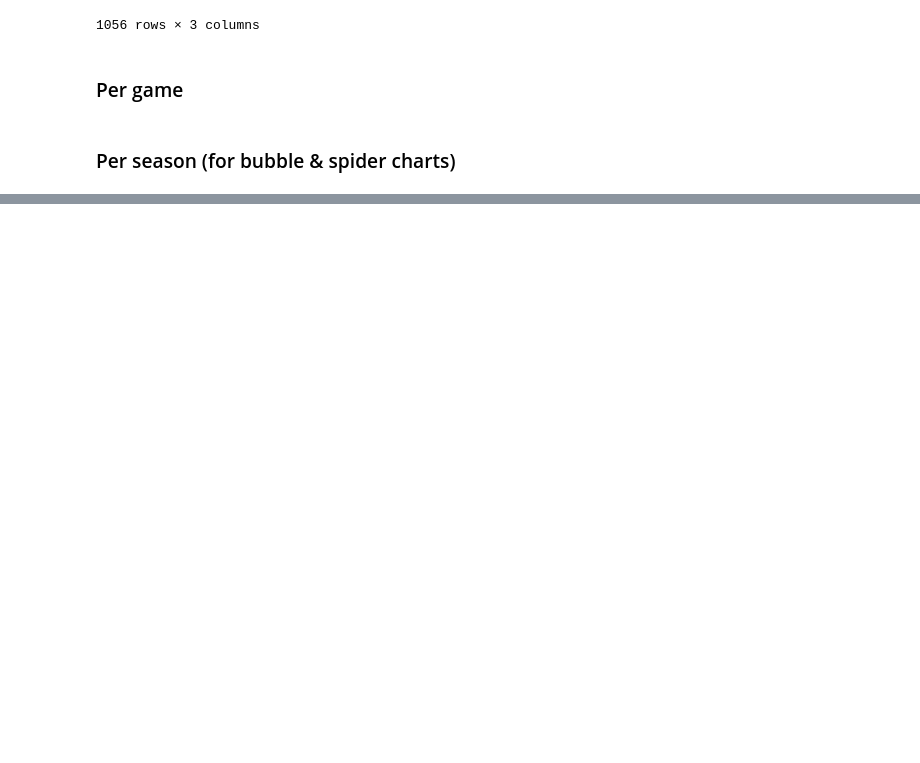
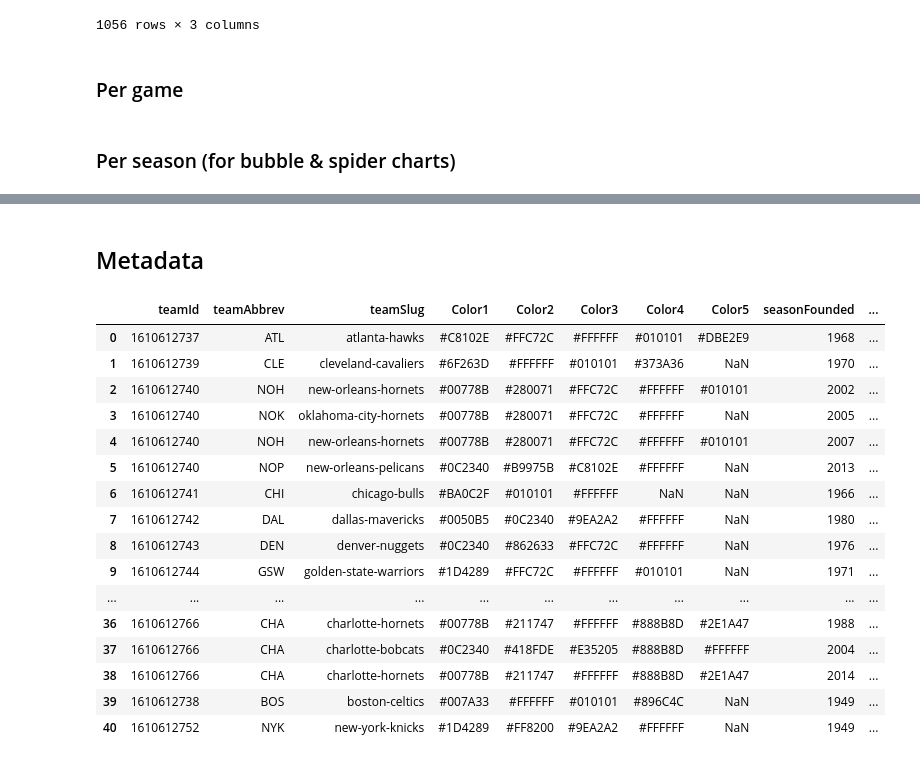
Before and after one commit to com-480-data-visualization/HoopViz, a Jupyter notebook: scripts/teams/teams.ipynb, the cells around one changed output, grey strips where cells are left out. Saved outputs shown, nothing was run; the diff lists cells and outputs as text; code cells hidden in the pictures; blank space fills up the shorter version.

```diff
--- a/scripts/teams/teams.ipynb
+++ b/scripts/teams/teams.ipynb
@@ -231,0 +184,34 @@ display(ranked_stats)
+# %% [markdown]
+## Metadata
+# %%
+metadata = pd.read_csv(DATA_PATH + "/nba_database/TeamHistories.csv")
+colors = pd.read_csv(DATA_PATH + "/nba_team_colors/nba_team_colors.csv")
+
+metadata = metadata[(metadata.league == "NBA") & (metadata.seasonActiveTill >= 1979) & (~metadata.teamCity.isin(["All-Star", "West", "East"]))]
+metadata["teamSlug"] = metadata["teamCity"].str.lower().str.replace(" ", "-") + "-" + metadata["teamName"].str.lower().str.replace(" ", "-")
+metadata["name"] = metadata["teamCity"] + " " + metadata["teamName"]
+metadata["teamAbbrev"] = metadata["teamAbbrev"].str.strip()
+
+metadata = metadata.merge(colors, left_on="name", right_on="Team", how="left")
+metadata = metadata[["teamId", "teamAbbrev", "teamSlug", "Color1", "Color2", "Color3", "Color4", "Color5", "seasonFounded", "seasonActiveTill"]]
+
+metadata.to_csv(DATA_PATH + "/processed/team_metadata.csv", index=False)
+display(metadata.reset_index(drop=True))
+# %% [output]
+|  | teamId | teamAbbrev | teamSlug | Color1 | Color2 | Color3 | Color4 | Color5 | seasonFounded | ... |
+| 0 | 1610612737 | ATL | atlanta-hawks | #C8102E | #FFC72C | #FFFFFF | #010101 | #DBE2E9 | 1968 | ... |
+| 1 | 1610612739 | CLE | cleveland-cavaliers | #6F263D | #FFFFFF | #010101 | #373A36 | NaN | 1970 | ... |
+| 2 | 1610612740 | NOH | new-orleans-hornets | #00778B | #280071 | #FFC72C | #FFFFFF | #010101 | 2002 | ... |
+| 3 | 1610612740 | NOK | oklahoma-city-hornets | #00778B | #280071 | #FFC72C | #FFFFFF | NaN | 2005 | ... |
+| 4 | 1610612740 | NOH | new-orleans-hornets | #00778B | #280071 | #FFC72C | #FFFFFF | #010101 | 2007 | ... |
+| 5 | 1610612740 | NOP | new-orleans-pelicans | #0C2340 | #B9975B | #C8102E | #FFFFFF | NaN | 2013 | ... |
+| 6 | 1610612741 | CHI | chicago-bulls | #BA0C2F | #010101 | #FFFFFF | NaN | NaN | 1966 | ... |
+| 7 | 1610612742 | DAL | dallas-mavericks | #0050B5 | #0C2340 | #9EA2A2 | #FFFFFF | NaN | 1980 | ... |
+| 8 | 1610612743 | DEN | denver-nuggets | #0C2340 | #862633 | #FFC72C | #FFFFFF | NaN | 1976 | ... |
+| 9 | 1610612744 | GSW | golden-state-warriors | #1D4289 | #FFC72C | #FFFFFF | #010101 | NaN | 1971 | ... |
+| ... | ... | ... | ... | ... | ... | ... | ... | ... | ... | ... |
+| 36 | 1610612766 | CHA | charlotte-hornets | #00778B | #211747 | #FFFFFF | #888B8D | #2E1A47 | 1988 | ... |
+| 37 | 1610612766 | CHA | charlotte-bobcats | #0C2340 | #418FDE | #E35205 | #888B8D | #FFFFFF | 2004 | ... |
+| 38 | 1610612766 | CHA | charlotte-hornets | #00778B | #211747 | #FFFFFF | #888B8D | #2E1A47 | 2014 | ... |
+| 39 | 1610612738 | BOS | boston-celtics | #007A33 | #FFFFFF | #010101 | #896C4C | NaN | 1949 | ... |
+| 40 | 1610612752 | NYK | new-york-knicks | #1D4289 | #FF8200 | #9EA2A2 | #FFFFFF | NaN | 1949 | ... |
```
Also changed, not shown: parts of 4 cells of this notebook, 2 other files.
